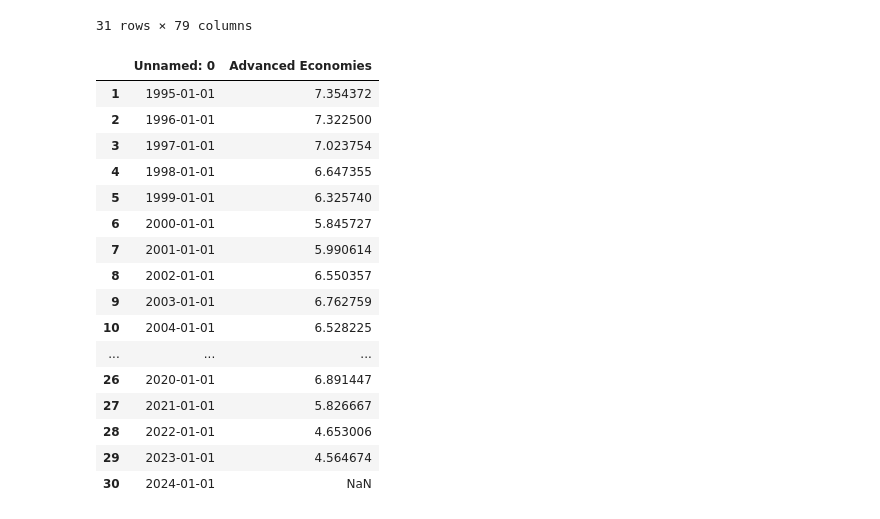
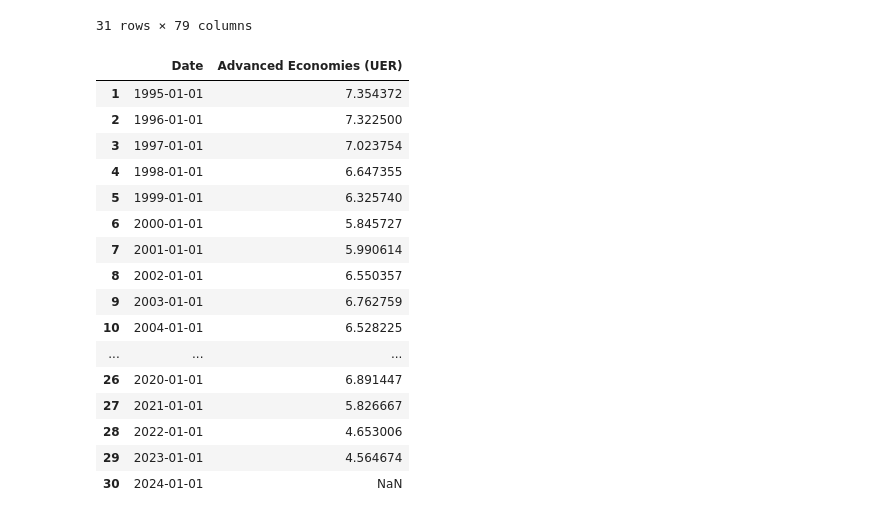
Before and after one commit to algolimit/sp500, a Jupyter notebook: sp500.ipynb, the cells around one changed output. Cells and saved outputs as stored; diff of their text form; code cells hidden in the pictures.

```diff
--- a/sp500.ipynb
+++ b/sp500.ipynb
@@ -217,15 +217,18 @@ unemploy_df
 # %%
 unemploy_df = unemploy_df[["Unnamed: 0", "Advanced Economies"]]
 
 unemploy_df = unemploy_df.drop(unemploy_df.index[0])
 
 unemploy_df["Unnamed: 0"] = unemploy_df["Unnamed: 0"].astype(int)
 
 unemploy_df["Unnamed: 0"] = pd.to_datetime(unemploy_df["Unnamed: 0"], format="%Y")
 
+unemploy_df = unemploy_df.rename(columns={"Unnamed: 0" : "Date"})
+unemploy_df = unemploy_df.rename(columns={"Advanced Economies" : "Advanced Economies (UER)"})
+
 unemploy_df
 # %% [output]
-|  | Unnamed: 0 | Advanced Economies |
+|  | Date | Advanced Economies (UER) |
 | 1 | 1995-01-01 | 7.354372 |
 | 2 | 1996-01-01 | 7.322500 |
 | 3 | 1997-01-01 | 7.023754 |
```
Also changed, not shown: parts of 5 cells of this notebook, 8 other files.
